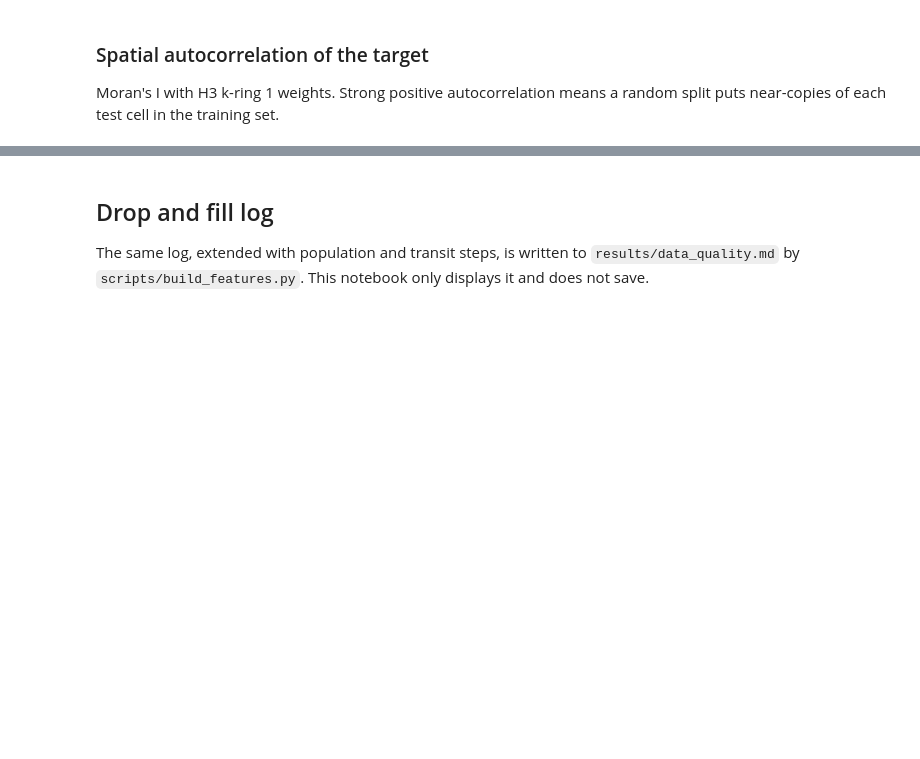
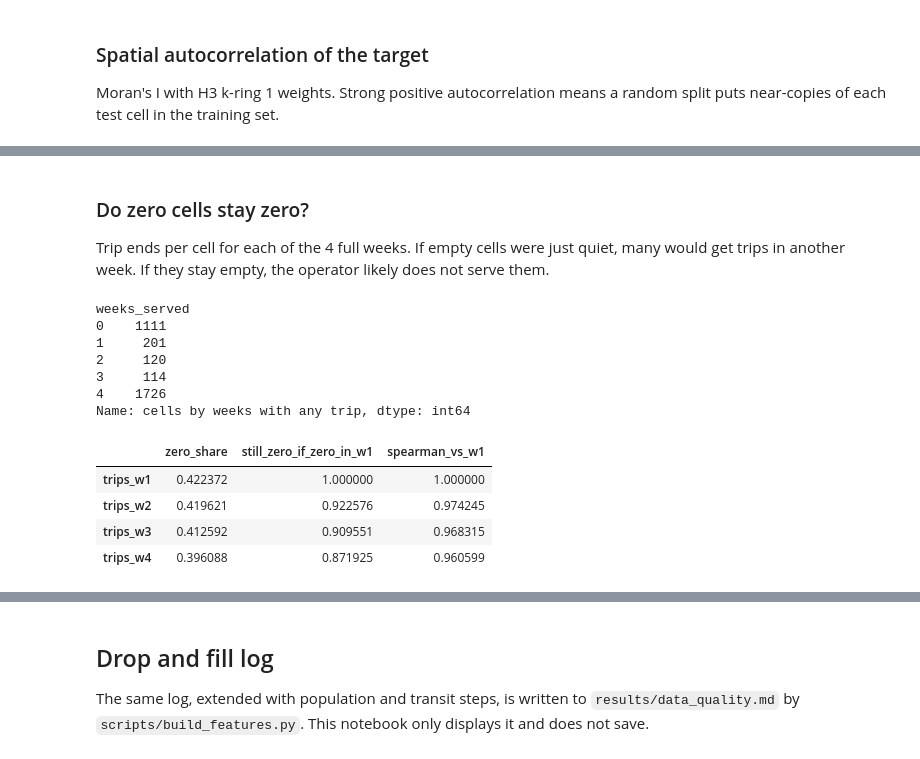
Before and after one commit to sbhattap/biketrips, a Jupyter notebook: notebooks/01_eda.ipynb, the cells around one changed output, grey strips where cells are left out. Cells and saved outputs as stored; diff of their text form; code cells hidden in the pictures; blank space fills up the shorter version.

```diff
--- a/notebooks/01_eda.ipynb
+++ b/notebooks/01_eda.ipynb
@@ -184 +194,21 @@ corr(log1p cell, neighbour mean): 0.951
+# %% [markdown]
+### Do zero cells stay zero?
+
+Trip ends per cell for each of the 4 full weeks. If empty cells were just quiet, many would get trips in another week. If they stay empty, the operator likely does not serve them.
+# %%
+print(target["weeks_served"].value_counts().sort_index().rename("cells by weeks with any trip"))
+quality.zero_persistence(target, weeks)
+# %% [output]
+weeks_served
+0    1111
+1     201
+2     120
+3     114
+4    1726
+Name: cells by weeks with any trip, dtype: int64
+|  | zero_share | still_zero_if_zero_in_w1 | spearman_vs_w1 |
+| trips_w1 | 0.422372 | 1.000000 | 1.000000 |
+| trips_w2 | 0.419621 | 0.922576 | 0.974245 |
+| trips_w3 | 0.412592 | 0.909551 | 0.968315 |
+| trips_w4 | 0.396088 | 0.871925 | 0.960599 |
 # %% [markdown]
```
Also changed, not shown: parts of 14 cells of this notebook, 22 other files.
